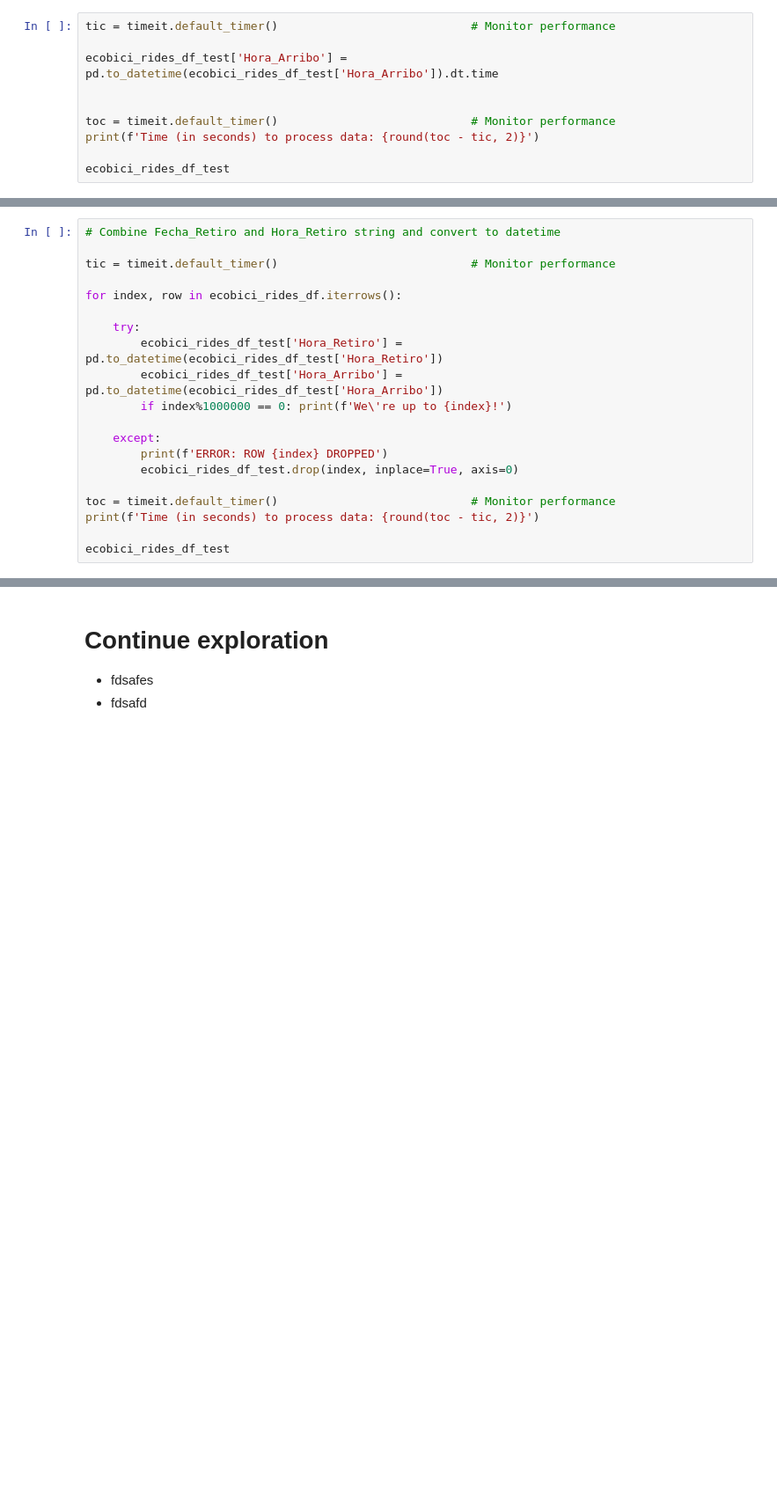
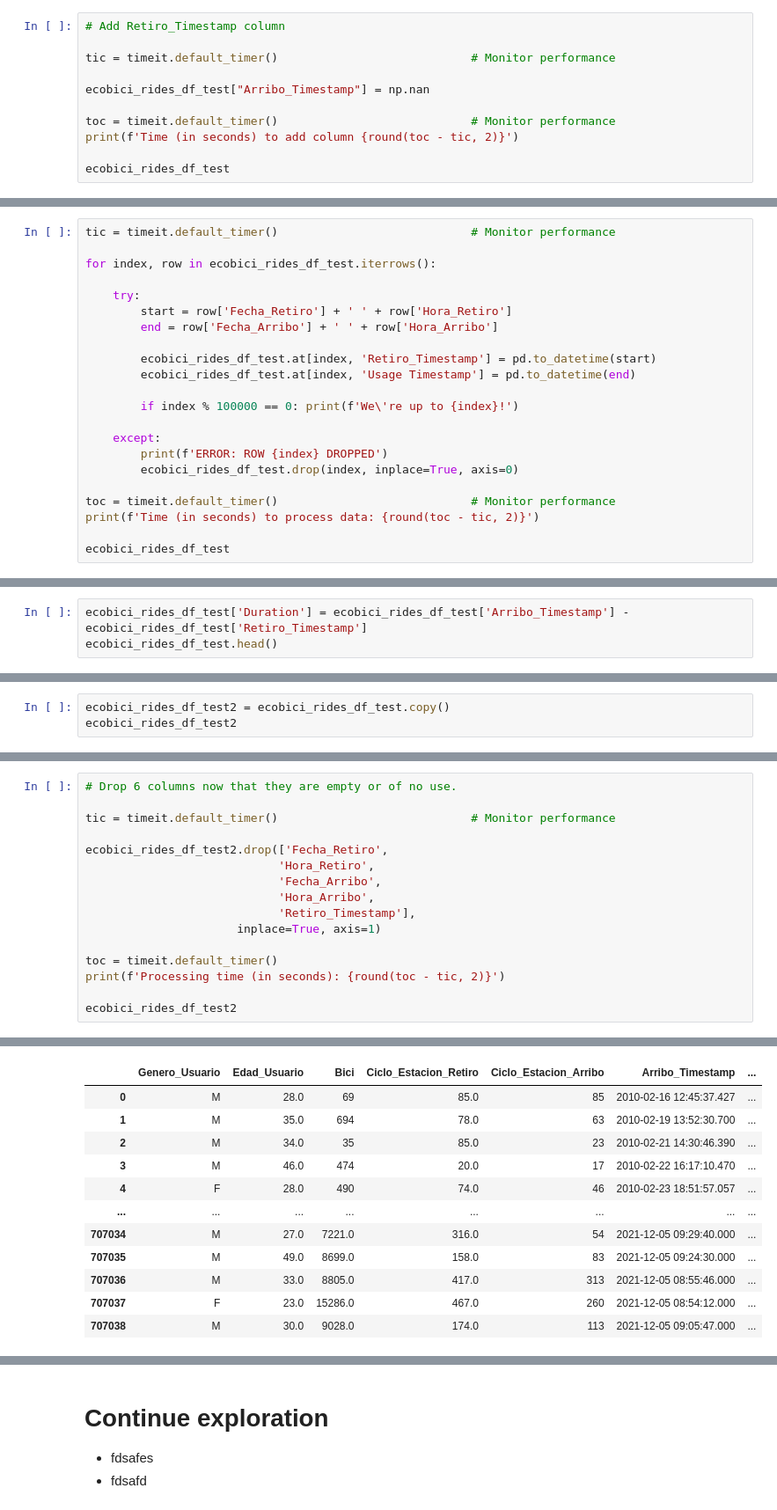
Before and after one commit to mgeffroy/P2-Ecobici_insights_and_recommendations, a Jupyter notebook: Resources/Data/Dataset_data_exploration.ipynb, the cells around one changed output, grey strips where cells are left out. Shown at 88% size. Saved outputs shown, nothing was run; the diff lists cells and outputs as text; blank space fills up the shorter version.

```diff
--- a/Resources/Data/Dataset_data_exploration.ipynb
+++ b/Resources/Data/Dataset_data_exploration.ipynb
@@ -130,11 +80,12 @@ memory usage: 53.9+ MB
 # %%
+# Add Retiro_Timestamp column
+
 tic = timeit.default_timer()                            # Monitor performance
 
-ecobici_rides_df_test['Hora_Arribo'] = pd.to_datetime(ecobici_rides_df_test['Hora_Arribo']).dt.time
-
+ecobici_rides_df_test["Arribo_Timestamp"] = np.nan
 
 toc = timeit.default_timer()                            # Monitor performance
-print(f'Time (in seconds) to process data: {round(toc - tic, 2)}')
+print(f'Time (in seconds) to add column {round(toc - tic, 2)}')
 
 ecobici_rides_df_test
 # %% [output]
@@ -155,14 +106,16 @@ Time (in seconds) to process data: 25.05
 # %%
-# Combine Fecha_Retiro and Hora_Retiro string and convert to datetime
-
 tic = timeit.default_timer()                            # Monitor performance
 
-for index, row in ecobici_rides_df.iterrows():
+for index, row in ecobici_rides_df_test.iterrows():
 
     try:
-        ecobici_rides_df_test['Hora_Retiro'] = pd.to_datetime(ecobici_rides_df_test['Hora_Retiro'])
-        ecobici_rides_df_test['Hora_Arribo'] = pd.to_datetime(ecobici_rides_df_test['Hora_Arribo'])
-        if index%1000000 == 0: print(f'We\'re up to {index}!')
+        start = row['Fecha_Retiro'] + ' ' + row['Hora_Retiro']
+        end = row['Fecha_Arribo'] + ' ' + row['Hora_Arribo']
+
+        ecobici_rides_df_test.at[index, 'Retiro_Timestamp'] = pd.to_datetime(start)
+        ecobici_rides_df_test.at[index, 'Usage Timestamp'] = pd.to_datetime(end)
+
+        if index % 100000 == 0: print(f'We\'re up to {index}!')
 
     except:
         print(f'ERROR: ROW {index} DROPPED')
@@ -178,0 +159,3 @@ ERROR: ROW 2 DROPPED
+# %%
+ecobici_rides_df_test['Duration'] = ecobici_rides_df_test['Arribo_Timestamp'] - ecobici_rides_df_test['Retiro_Timestamp']
+ecobici_rides_df_test.head()
@@ -178,0 +182,3 @@ ERROR: ROW 2 DROPPED
+# %%
+ecobici_rides_df_test2 = ecobici_rides_df_test.copy()
+ecobici_rides_df_test2
@@ -178,0 +199,17 @@ ERROR: ROW 2 DROPPED
+# %%
+# Drop 6 columns now that they are empty or of no use.
+
+tic = timeit.default_timer()                            # Monitor performance
+
+ecobici_rides_df_test2.drop(['Fecha_Retiro',
+                            'Hora_Retiro',
+                            'Fecha_Arribo',
+                            'Hora_Arribo',
+                            'Retiro_Timestamp'],
+                      inplace=True, axis=1)
+
+toc = timeit.default_timer()
+print(f'Processing time (in seconds): {round(toc - tic, 2)}')
+
+ecobici_rides_df_test2
+# %% [output]
@@ -178,0 +217,12 @@ ERROR: ROW 2 DROPPED
+|  | Genero_Usuario | Edad_Usuario | Bici | Ciclo_Estacion_Retiro | Ciclo_Estacion_Arribo | Arribo_Timestamp | ... |
+| 0 | M | 28.0 | 69 | 85.0 | 85 | 2010-02-16 12:45:37.427 | ... |
+| 1 | M | 35.0 | 694 | 78.0 | 63 | 2010-02-19 13:52:30.700 | ... |
+| 2 | M | 34.0 | 35 | 85.0 | 23 | 2010-02-21 14:30:46.390 | ... |
+| 3 | M | 46.0 | 474 | 20.0 | 17 | 2010-02-22 16:17:10.470 | ... |
+| 4 | F | 28.0 | 490 | 74.0 | 46 | 2010-02-23 18:51:57.057 | ... |
+| ... | ... | ... | ... | ... | ... | ... | ... |
+| 707034 | M | 27.0 | 7221.0 | 316.0 | 54 | 2021-12-05 09:29:40.000 | ... |
+| 707035 | M | 49.0 | 8699.0 | 158.0 | 83 | 2021-12-05 09:24:30.000 | ... |
+| 707036 | M | 33.0 | 8805.0 | 417.0 | 313 | 2021-12-05 08:55:46.000 | ... |
+| 707037 | F | 23.0 | 15286.0 | 467.0 | 260 | 2021-12-05 08:54:12.000 | ... |
+| 707038 | M | 30.0 | 9028.0 | 174.0 | 113 | 2021-12-05 09:05:47.000 | ... |
```
Also changed, not shown: parts of 17 cells of this notebook, 2 other files.
